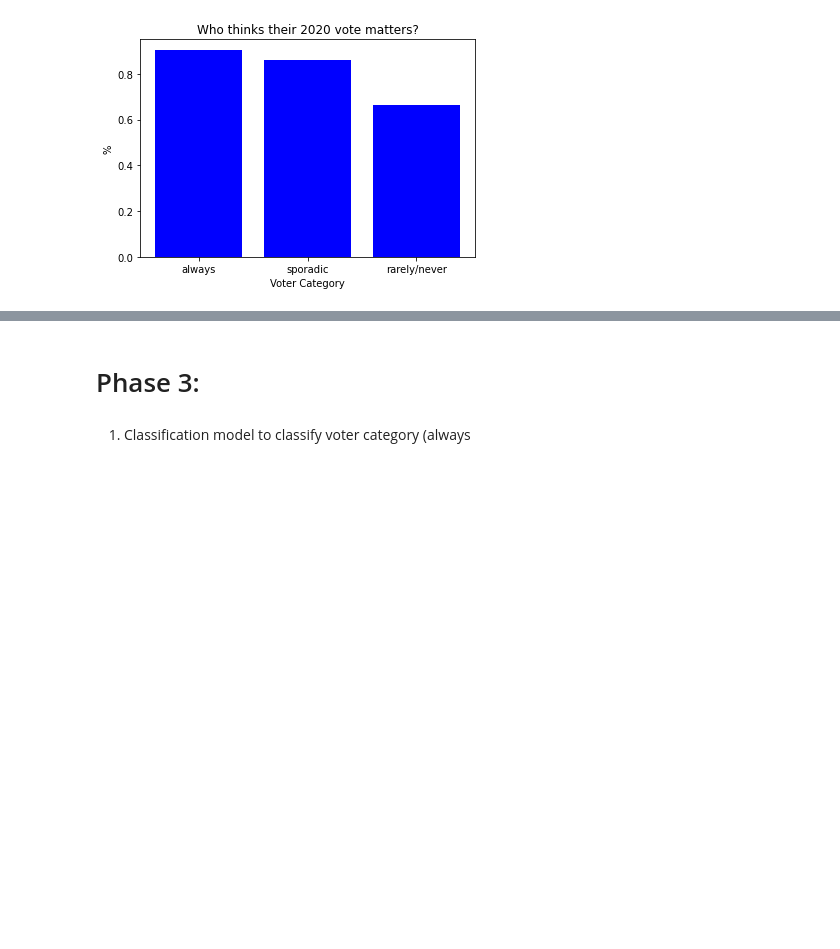
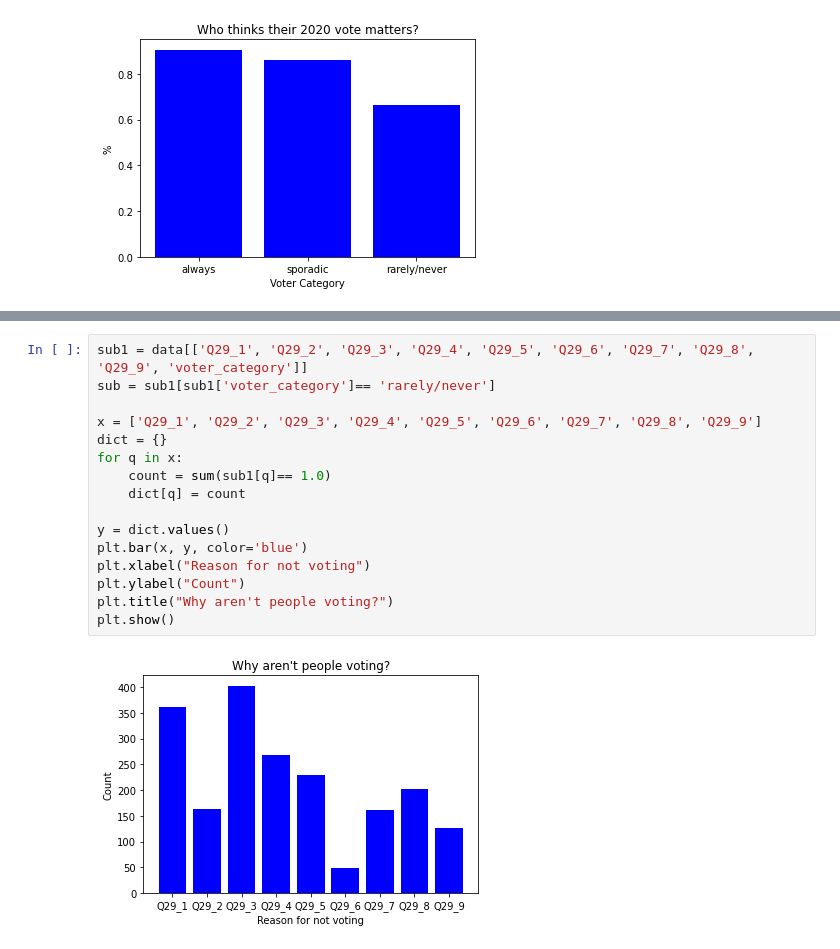
Before and after one commit to emilyona/2950datascienceproject, a Jupyter notebook: voter_project.ipynb, the cells around one changed output, grey strips where cells are left out. Drawn from its saved outputs; the diff is of its cells as text; blank space fills up the shorter version.

```diff
--- a/voter_project.ipynb
+++ b/voter_project.ipynb
@@ -315,4 +364,18 @@ forgot
-# %% [markdown]
-# Phase 3:
-# %% [markdown]
-1. Classification model to classify voter category (always
+# %%
+sub1 = data[['Q29_1', 'Q29_2', 'Q29_3', 'Q29_4', 'Q29_5', 'Q29_6', 'Q29_7', 'Q29_8', 'Q29_9', 'voter_category']]
+sub = sub1[sub1['voter_category']== 'rarely/never']
+
+x = ['Q29_1', 'Q29_2', 'Q29_3', 'Q29_4', 'Q29_5', 'Q29_6', 'Q29_7', 'Q29_8', 'Q29_9']
+dict = {}
+for q in x:
+    count = sum(sub1[q]== 1.0)
+    dict[q] = count
+
+y = dict.values()
+plt.bar(x, y, color='blue')
+plt.xlabel("Reason for not voting")
+plt.ylabel("Count")
+plt.title("Why aren't people voting?")
+plt.show()
+# %% [output]
+[figure, added]
```
Also changed, not shown: parts of 21 cells of this notebook.
